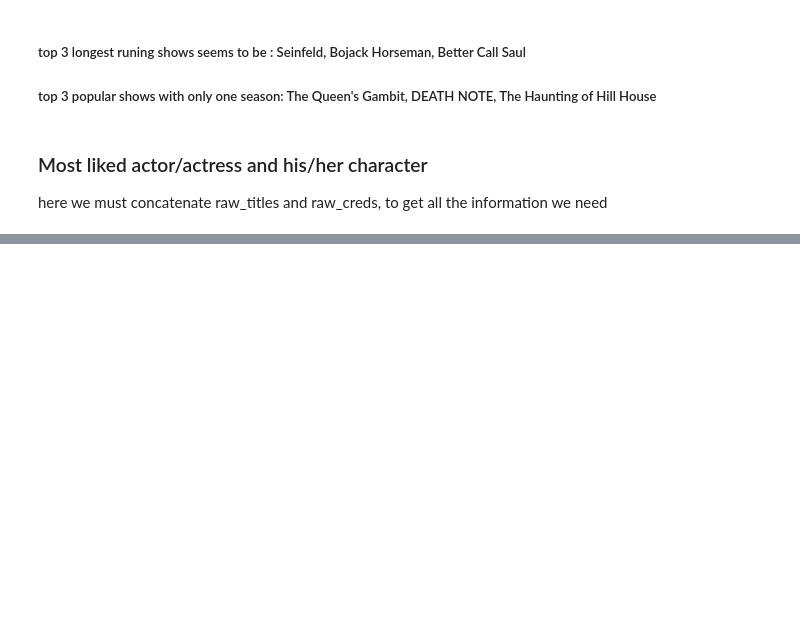
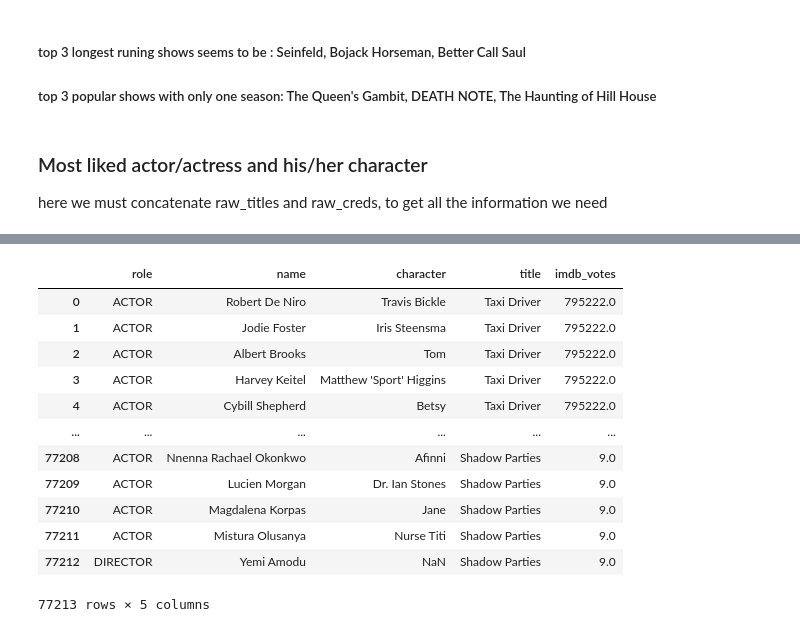
Before and after one commit to ortizfram/Netflix-Top-Rated-Movies-and-TV-Shows, a Jupyter notebook: Netflix Top Rated.ipynb, the cells around one changed output, grey strips where cells are left out. Saved outputs shown, nothing was run; the diff lists cells and outputs as text; code cells hidden in the pictures; blank space fills up the shorter version.

Commit message:
Most liked actor character col selection

```diff
--- a/Netflix Top Rated.ipynb
+++ b/Netflix Top Rated.ipynb
@@ -319,3 +337,20 @@ AttributeError: 'DataFrame' object has no attribute 'dinfo'
 # %%
-frames = [raw_titles, raw_creds]
-raw_concat = pd.concat(frames)
+# merge tables
+raw_merge = pd.merge(raw_titles, raw_creds, how='inner', on='id')
+
+raw_select = raw_merge[['role','name','character','title','imdb_votes']]
+raw_select
+# %% [output]
+|  | role | name | character | title | imdb_votes |
+| 0 | ACTOR | Robert De Niro | Travis Bickle | Taxi Driver | 795222.0 |
+| 1 | ACTOR | Jodie Foster | Iris Steensma | Taxi Driver | 795222.0 |
+| 2 | ACTOR | Albert Brooks | Tom | Taxi Driver | 795222.0 |
+| 3 | ACTOR | Harvey Keitel | Matthew 'Sport' Higgins | Taxi Driver | 795222.0 |
+| 4 | ACTOR | Cybill Shepherd | Betsy | Taxi Driver | 795222.0 |
+| ... | ... | ... | ... | ... | ... |
+| 77208 | ACTOR | Nnenna Rachael Okonkwo | Afinni | Shadow Parties | 9.0 |
+| 77209 | ACTOR | Lucien Morgan | Dr. Ian Stones | Shadow Parties | 9.0 |
+| 77210 | ACTOR | Magdalena Korpas | Jane | Shadow Parties | 9.0 |
+| 77211 | ACTOR | Mistura Olusanya | Nurse Titi | Shadow Parties | 9.0 |
+| 77212 | DIRECTOR | Yemi Amodu | NaN | Shadow Parties | 9.0 |
+77213 rows × 5 columns
```
Also changed, not shown: parts of 1 cell of this notebook.
